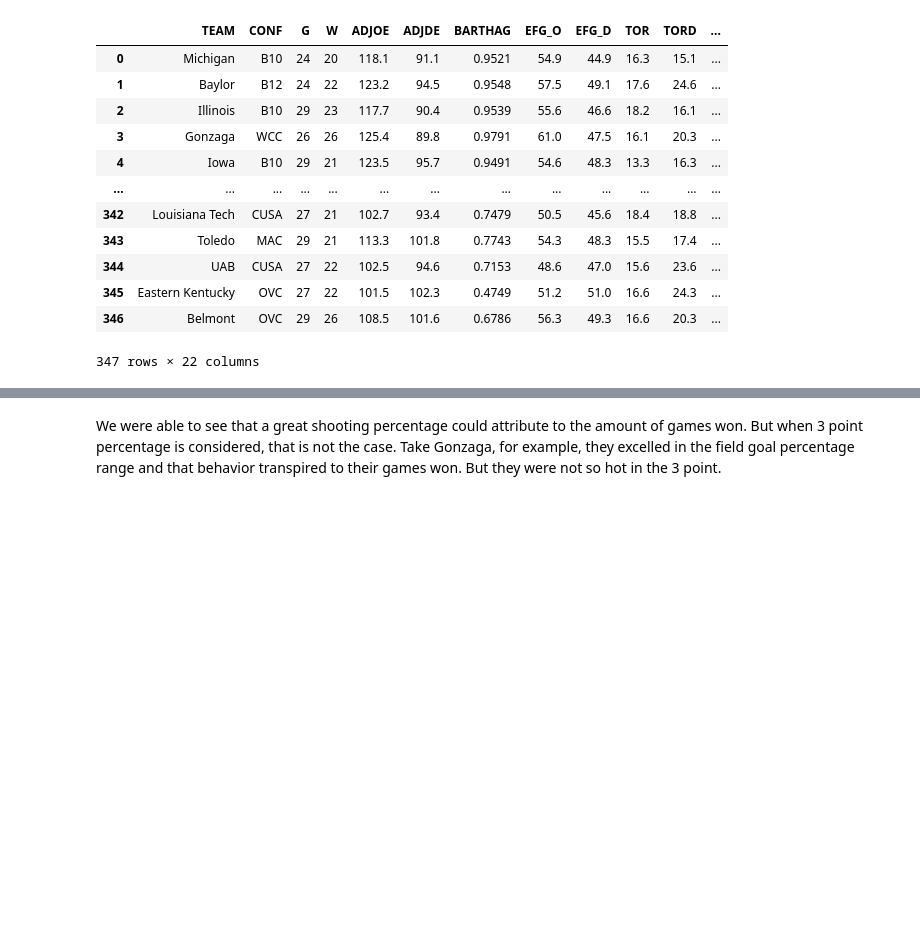
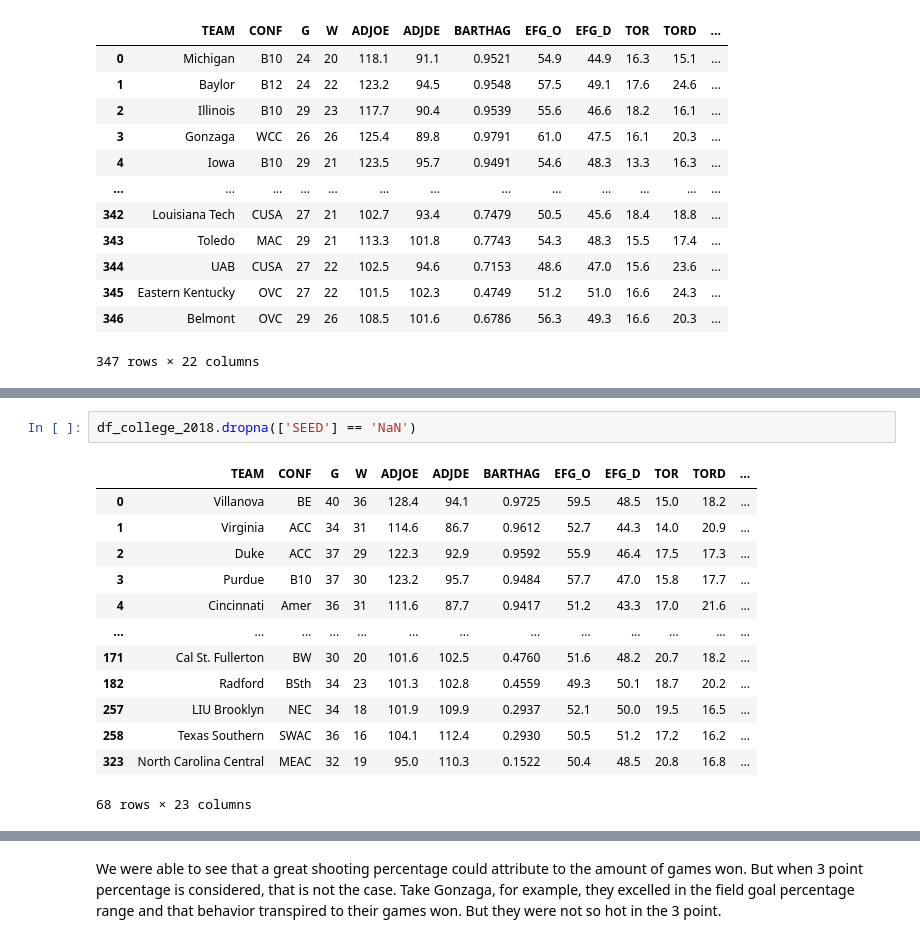
Before and after one commit to abortey1/Andrew-Bortey-repository, a Jupyter notebook: College_Basketball.ipynb, the cells around one changed output, grey strips where cells are left out. Saved outputs shown, nothing was run; the diff lists cells and outputs as text; blank space fills up the shorter version.

```diff
--- a/College_Basketball.ipynb
+++ b/College_Basketball.ipynb
@@ -195,0 +235,16 @@ NameError: ignored
+# %%
+df_college_2018.dropna(['SEED'] == 'NaN')
+# %% [output]
+|  | TEAM | CONF | G | W | ADJOE | ADJDE | BARTHAG | EFG_O | EFG_D | TOR | TORD | ... |
+| 0 | Villanova | BE | 40 | 36 | 128.4 | 94.1 | 0.9725 | 59.5 | 48.5 | 15.0 | 18.2 | ... |
+| 1 | Virginia | ACC | 34 | 31 | 114.6 | 86.7 | 0.9612 | 52.7 | 44.3 | 14.0 | 20.9 | ... |
+| 2 | Duke | ACC | 37 | 29 | 122.3 | 92.9 | 0.9592 | 55.9 | 46.4 | 17.5 | 17.3 | ... |
+| 3 | Purdue | B10 | 37 | 30 | 123.2 | 95.7 | 0.9484 | 57.7 | 47.0 | 15.8 | 17.7 | ... |
+| 4 | Cincinnati | Amer | 36 | 31 | 111.6 | 87.7 | 0.9417 | 51.2 | 43.3 | 17.0 | 21.6 | ... |
+| ... | ... | ... | ... | ... | ... | ... | ... | ... | ... | ... | ... | ... |
+| 171 | Cal St. Fullerton | BW | 30 | 20 | 101.6 | 102.5 | 0.4760 | 51.6 | 48.2 | 20.7 | 18.2 | ... |
+| 182 | Radford | BSth | 34 | 23 | 101.3 | 102.8 | 0.4559 | 49.3 | 50.1 | 18.7 | 20.2 | ... |
+| 257 | LIU Brooklyn | NEC | 34 | 18 | 101.9 | 109.9 | 0.2937 | 52.1 | 50.0 | 19.5 | 16.5 | ... |
+| 258 | Texas Southern | SWAC | 36 | 16 | 104.1 | 112.4 | 0.2930 | 50.5 | 51.2 | 17.2 | 16.2 | ... |
+| 323 | North Carolina Central | MEAC | 32 | 19 | 95.0 | 110.3 | 0.1522 | 50.4 | 48.5 | 20.8 | 16.8 | ... |
+68 rows × 23 columns
```
Also changed, not shown: parts of 44 cells of this notebook.
